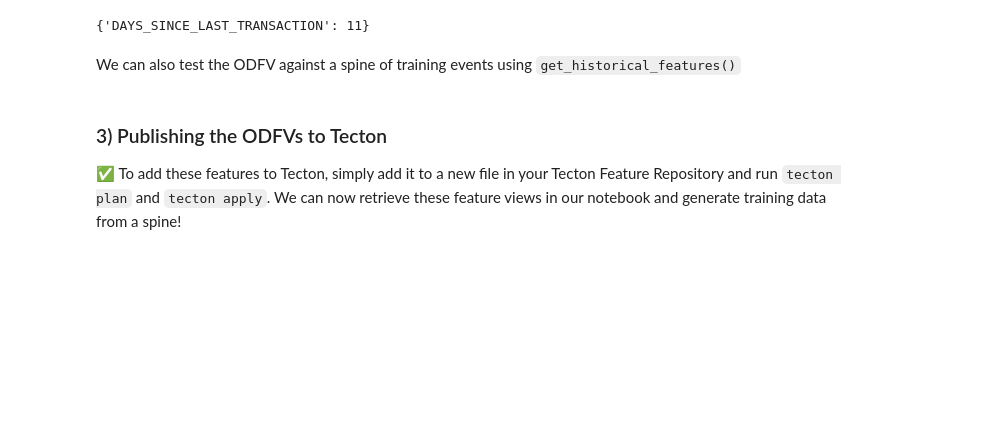
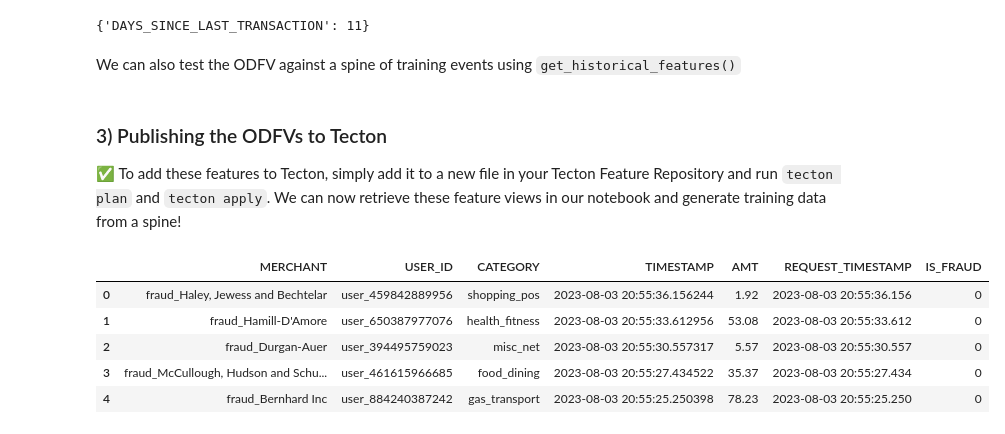
Before and after one commit to vhoudebine/tecton-snowflake-feature-repo, a Jupyter notebook: 3_On-Demand_Feature_Views_Snowflaked.ipynb, the cells around one changed output. Saved outputs shown, nothing was run; the diff lists cells and outputs as text; code cells hidden in the pictures; blank space fills up the shorter version.

```diff
--- a/3_On-Demand_Feature_Views_Snowflaked.ipynb
+++ b/3_On-Demand_Feature_Views_Snowflaked.ipynb
@@ -297,15 +325,25 @@ We can now retrieve these feature views in our notebook and generate training da
 # %%
 transactions_query = '''
 SELECT
     MERCHANT,
     USER_ID,
     CATEGORY,
     TIMESTAMP,
+    AMT,
     cast(TIMESTAMP as string) as REQUEST_TIMESTAMP,
     IS_FRAUD
 FROM
     TECTON_DEMO_DATA.FRAUD_DEMO.TRANSACTIONS
 ORDER BY TIMESTAMP DESC
-LIMIT 100
+LIMIT 10
 '''
+transactions = query_snowflake(transactions_query)
+transactions.head(5)
+# %% [output]
+|  | MERCHANT | USER_ID | CATEGORY | TIMESTAMP | AMT | REQUEST_TIMESTAMP | IS_FRAUD |
+| 0 | fraud_Haley, Jewess and Bechtelar | user_459842889956 | shopping_pos | 2023-08-03 20:55:36.156244 | 1.92 | 2023-08-03 20:55:36.156 | 0 |
+| 1 | fraud_Hamill-D'Amore | user_650387977076 | health_fitness | 2023-08-03 20:55:33.612956 | 53.08 | 2023-08-03 20:55:33.612 | 0 |
+| 2 | fraud_Durgan-Auer | user_394495759023 | misc_net | 2023-08-03 20:55:30.557317 | 5.57 | 2023-08-03 20:55:30.557 | 0 |
+| 3 | fraud_McCullough, Hudson and Schu... | user_461615966685 | food_dining | 2023-08-03 20:55:27.434522 | 35.37 | 2023-08-03 20:55:27.434 | 0 |
+| 4 | fraud_Bernhard Inc | user_884240387242 | gas_transport | 2023-08-03 20:55:25.250398 | 78.23 | 2023-08-03 20:55:25.250 | 0 |
 # %%
```
Also changed, not shown: parts of 4 cells of this notebook, 6 other files.
